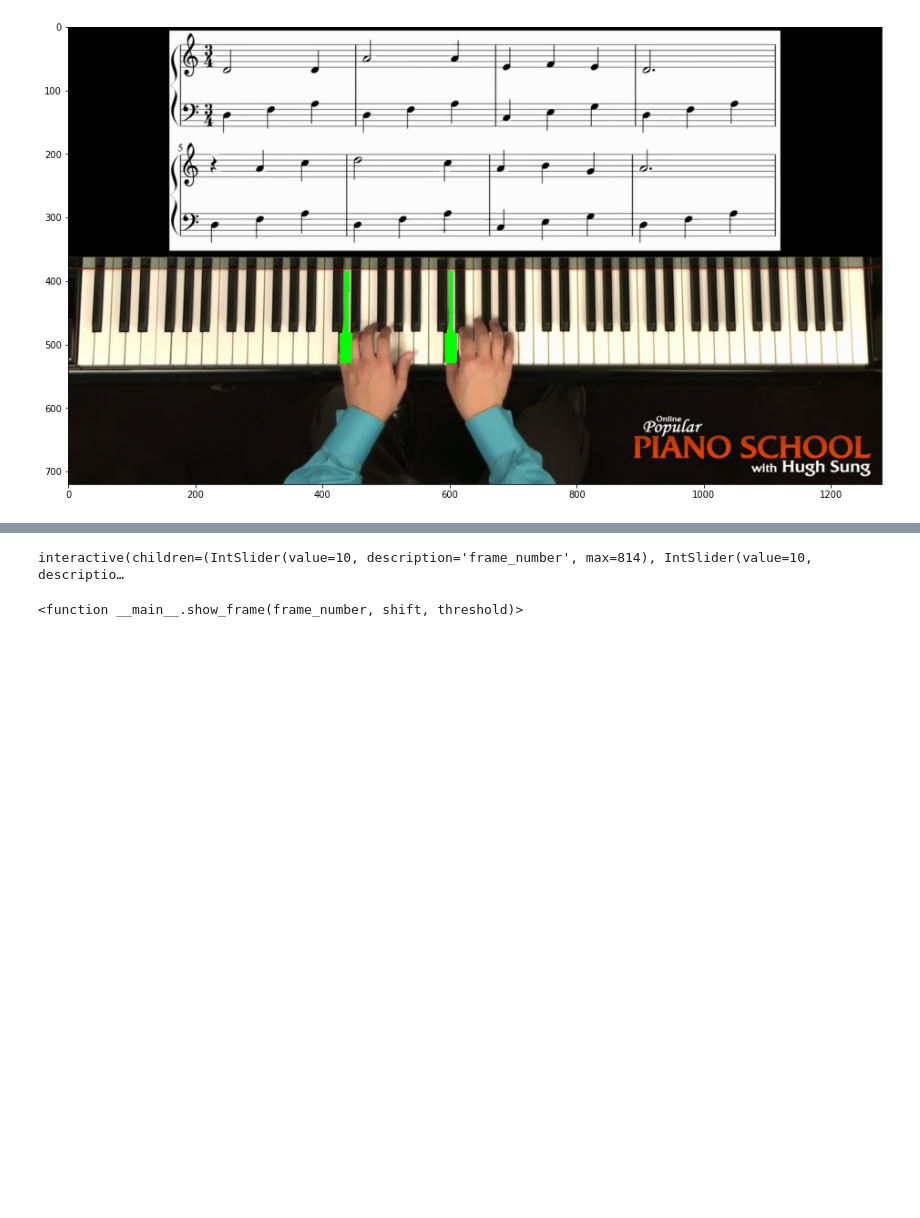
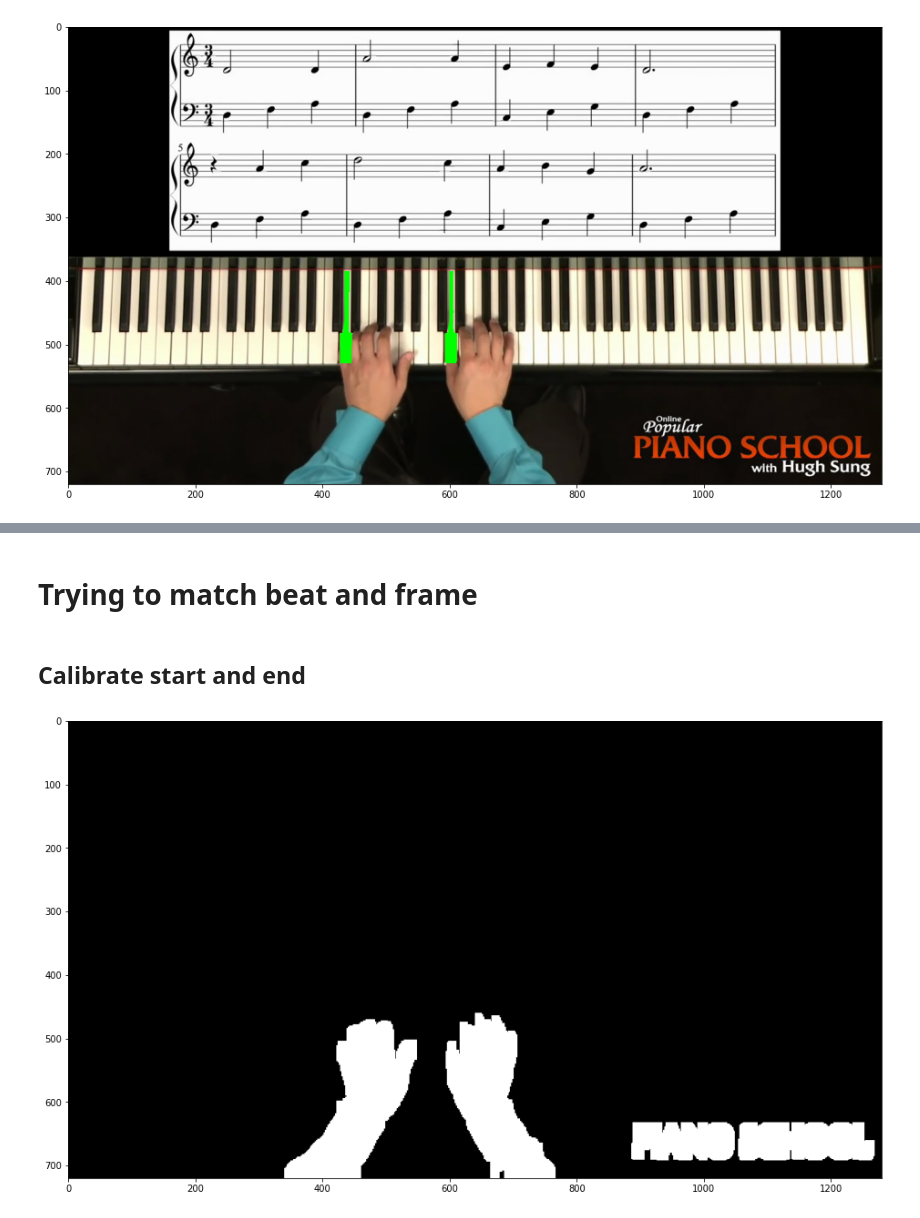
Before and after one commit to LongVanTH/INF573_Project, a Jupyter notebook: z_combine_sheet_piano.ipynb, the cells around one changed output, grey strips where cells are left out. Drawn from its saved outputs; the diff is of its cells as text; code cells hidden in the pictures; blank space fills up the shorter version.

```diff
--- a/z_combine_sheet_piano.ipynb
+++ b/z_combine_sheet_piano.ipynb
@@ -1026,3 +168,0 @@ cap = cv2.VideoCapture('mp4/scarborough_fair.mp4')
-# %%
-image = get_frame(cap, 814)[1]
-image = crop_frame(image, 375, 0, 540-375, image.shape[1], show=True)
@@ -1138,9 +168,0 @@ group_circles_center = pipeline_notes_staff(img, group_staff, show=True)
-# %%
-_, frame = get_frame(cap, 781)
-img = crop_frame(frame, 8, 158, 340-8, 960, show=True)
-_, frame = get_frame(cap, 677)
-img2 = crop_frame(frame, 8, 158, 340-8, 960, show=False)
-lines_staff = dilate_img(img, kernel_size_x=1, kernel_size_y=15, iterations=1, show = False)
-y_mean = np.mean(np.mean(lines_staff, axis=2), axis=1)
-index_lines_staff = np.where(y_mean < 200)[0]
-group_circles_center = pipeline_notes_staff(img, group_staff, show=True)
@@ -1156,6 +168,0 @@ group_circles_center = pipeline_notes_staff(img, group_staff, show=True)
-# %%
-cap = cv2.VideoCapture('mp4/scarborough_fair.mp4')
-_, frame = get_frame(cap, 677) # 10,677, 781
-img = crop_frame(frame, 8, 158, 340-8, 960, show=True)
-index_mesure1, index_mesure2 = pipeline_number_mesure(img, show=True)
-highlight_beat(img, 1, 1, index_mesure1, group_staff)
@@ -1210,4 +168,0 @@ interactive(children=(IntSlider(value=30, description='beat', max=60, min=1), Ou
-# %%
-_, frame = get_frame(cap, 10)
-frame = crop_frame(frame, 375, 0, 540-375, frame.shape[1], show=False)
-frame_hands_isolated = get_hand_region(frame, 30, True)
@@ -1253,22 +169,4 @@ interactive(children=(IntSlider(value=457, description='frame_number', max=915),
-# %%
-def show_frame(frame_number, shift, threshold):
-    _, mask = get_frame(cap, 814)
-    _, frame = get_frame(cap, frame_number)
-    mask = crop_frame(mask, 375, 0, 540-375, mask.shape[1], show=False)
-    frame = crop_frame(frame, 375, 0, 540-375, frame.shape[1], show=False)
-    plt.figure(figsize=(16,16))
-    plt.imshow(frame)
-    plt.axis('off')
-    plt.show()
-    plt.figure(figsize=(16,16))
-    plt.imshow(frame - mask + shift)
-    plt.axis('off')
-    plt.show()
-
-interact(show_frame,
-        frame_number=widgets.IntSlider(min=0, max=814, step=1, value=10),
-        shift=widgets.IntSlider(min=0, max=30, step=1, value=10),
-        threshold=widgets.IntSlider(min=0, max=100, step=1, value=30))
-# %% [output]
-interactive(children=(IntSlider(value=10, description='frame_number', max=814), IntSlider(value=10, descriptio…
-<function __main__.show_frame(frame_number, shift, threshold)>
+# %% [markdown]
+# Trying to match beat and frame
+# %% [markdown]
+## Calibrate start and end
@@ -1274,0 +209,17 @@ interactive(children=(IntSlider(value=10, description='frame_number', max=814),
+# %%
+def get_hand_region(frame, threshold=30, show=False):
+    new_frame = frame.std(axis=2)
+    new_frame[:30,:] = 0
+    new_frame[new_frame < threshold] = 0
+    new_frame[new_frame >= threshold] = 255
+    new_frame[:390,:] = 0
+    new_frame = sr.dilate_img(new_frame, kernel_size_x=25, kernel_size_y=10, iterations=1, show = False)
+    if show:
+        plt.figure(figsize=(16,10))
+        plt.imshow(new_frame, cmap='gray')
+        plt.show()
+    return new_frame
+
+_ = get_hand_region(image, show=True)
+# %% [output]
+[figure, added]
```
Also changed, not shown: parts of 32 cells of this notebook, 3 other files.
